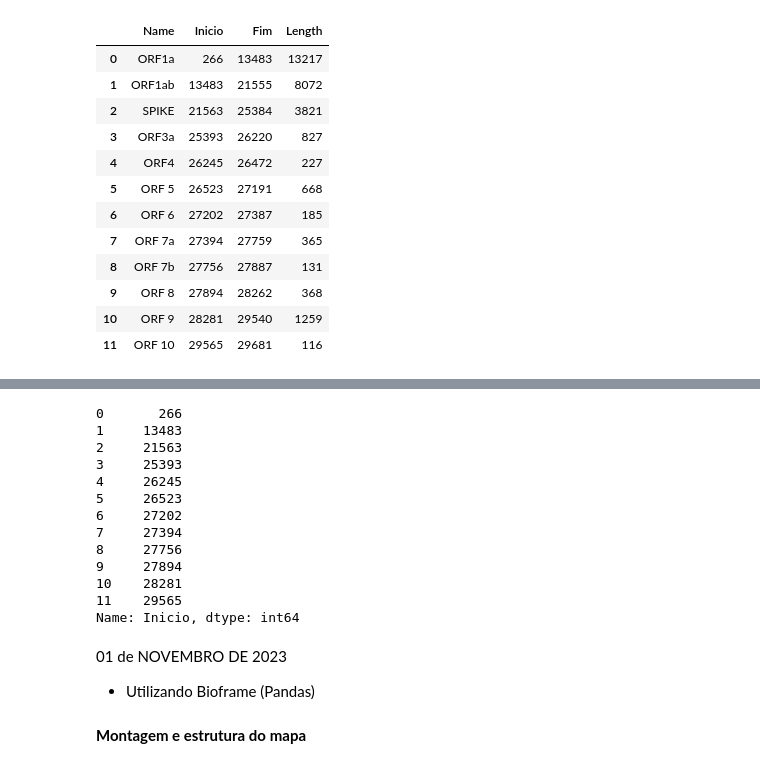
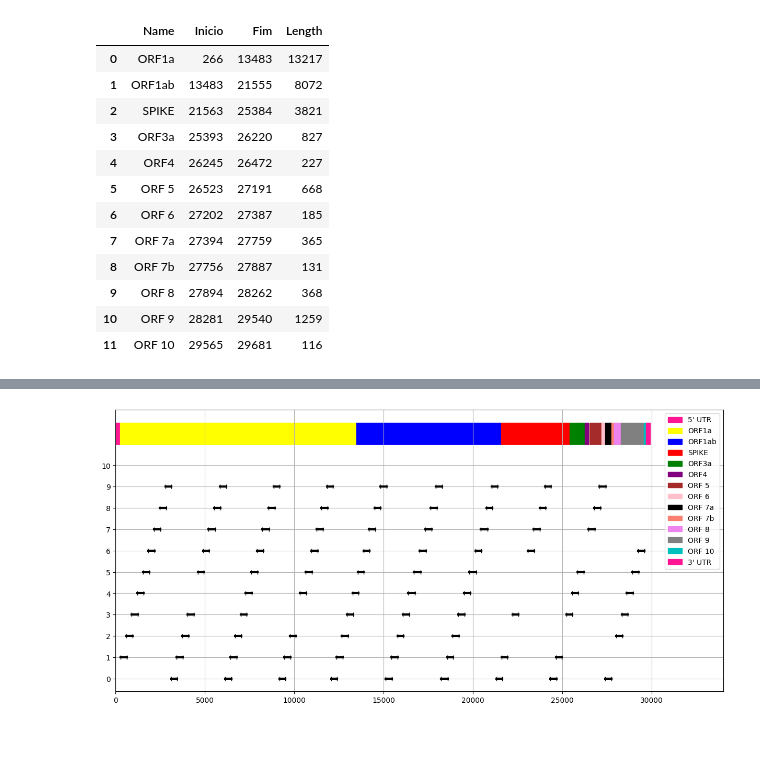
Before and after one commit to mayaah-karolaine/tt3-orf-extractor, a Jupyter notebook: MpGenomaSARScOV10_py.ipynb, the cells around one changed output, grey strips where cells are left out. Cells and saved outputs as stored; diff of their text form; code cells hidden in the pictures; blank space fills up the shorter version.

```diff
--- a/MpGenomaSARScOV10_py.ipynb
+++ b/MpGenomaSARScOV10_py.ipynb
@@ -197,12 +334,12 @@ import bioframe.vis
 #df_primer_bf = df_primer[df_primer['genoma_ref'] == 'ON874956.1 ']
 df_join['end'] = df_join['Start'] - df_join['l_Start']
 df_join['start'] = 0
-#df_primer_bf = df_primer_bf.rename(columns={'primer': 'chrom', 'Start': 'start', 'End': 'end'})
+df_primer_bf = df_primer_bf.rename(columns={'primer': 'chrom', 'Start': 'start', 'End': 'end'})
 df_primer_bf['chrom'] = '1'
 #df_primer_bf = df_primer_bf[['chrom', 'start', 'end', 'nome_primer']]
 
 for i in range(99):
-  p = df_primer_bf[df_primer_bf['chrom'] == i].sort_values(by='nome_primer')
+  p = df_primer_bf[df_primer_bf['Primer'] == i].sort_values(by='nome_primer')
   if p.size > 0:
     all_values = list(p['start'].values) + list(p['end'].values)
     xmin = min(all_values)
@@ -210,6 +347,6 @@ for i in range(99):
 
     bf.vis.plot_intervals(p, show_coords=True, xlim=(int(0.9*xmin), int(1.1*xmax)), figsize=(10,1), levels=[1, 2])
     plt.title(f'primer {i}')
-    print('____________________________')
+
     if i > 10:
       break
@@ -432,18 +509,0 @@ plt.grid()
-# %%
-genome = pd.read_csv('Orfsars.csv')
-
-genome['Inicio']
-# %% [output]
-0       266
-1     13483
-2     21563
-3     25393
-4     26245
-5     26523
-6     27202
-7     27394
-8     27756
-9     27894
-10    28281
-11    29565
-Name: Inicio, dtype: int64
@@ -486,6 +509,0 @@ coordenadas =
-# %% [markdown]
-01 de NOVEMBRO DE 2023
-
-* Utilizando Bioframe (Pandas)
-# %% [markdown]
-**Montagem e estrutura do** **mapa**
@@ -493,0 +510,43 @@ coordenadas =
+# %%
+import random
+import matplotlib.pyplot as plt
+
+random.seed(43)
+
+fig, axs = plt.subplots(1, 1, figsize=(15, 7))#, sharey='row')
+#for idx, orf in df.iloc[:, :].iterrows():
+#  axs[0].broken_barh([(orf['Inicio'], orf['Fim'] - orf['Inicio'])], (0, 1), color=random.choice(list(matplotlib.colors.CSS4_COLORS.values())))
+#  ticks = []
+
+idx = 0
+g_size = 0
+ax = 0
+limit=5
+legend_color = {'mistyrose': False, 'lavender': False, 'orange': False}
+colors = (['yellow', 'blue', 'red', 'green', 'purple', 'brown', 'pink', 'black', 'salmon', 'violet', 'gray', 'c', 'orange', 'deeppink'])
+ticks = []
+axs.broken_barh([(0, 265)], (11, 1), label="5' UTR", color=colors[-1])
+for _l, _r in zip(ls, rs):
+  if (_l is not None) and (_r is not None):
+    _l = _l[0]
+    _r = _r[0]
+
+    #axs.broken_barh([(_l[0], _r[0] - _l[0])], (idx % 10, 0.5))
+    axs.plot([_l[0], _r[0]], [idx % 10, idx % 10], marker='|', color='black', linewidth=3)
+    ticks.append(idx)
+  idx += 1
+
+for idx, row in df.iterrows():
+    start = row['Inicio']#((row['Inicio'] - min_pos)/(max_pos - min_pos))*98
+    end = row['Fim']#((row['Fim'] - min_pos)/(max_pos - min_pos))*98
+    axs.broken_barh([(start, end - start)], (11, 1), color=colors[idx], label=row['Name'])
+
+axs.broken_barh([(29675, 29903 - 29675)], (11, 1), label="3' UTR", color=colors[-1])
+
+axs.set_yticks(range(11))
+axs.grid()
+ticks.clear()
+axs.legend(prop={'size': 10}, loc='upper right')
+_ = axs.set_xlim(0, 34_000)
+# %% [output]
+[figure, added]
```
Also changed, not shown: parts of 27 cells of this notebook.
